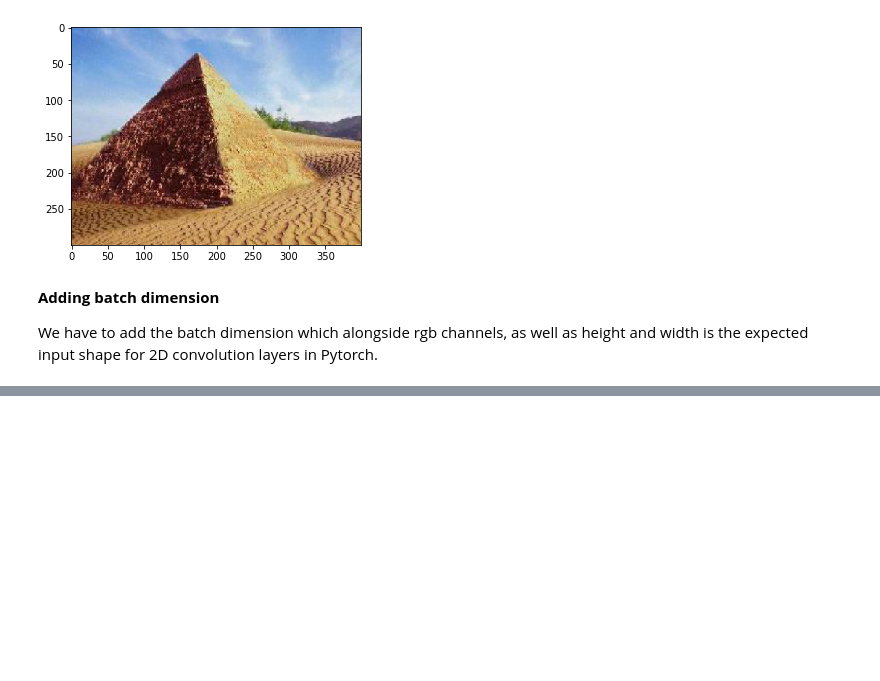
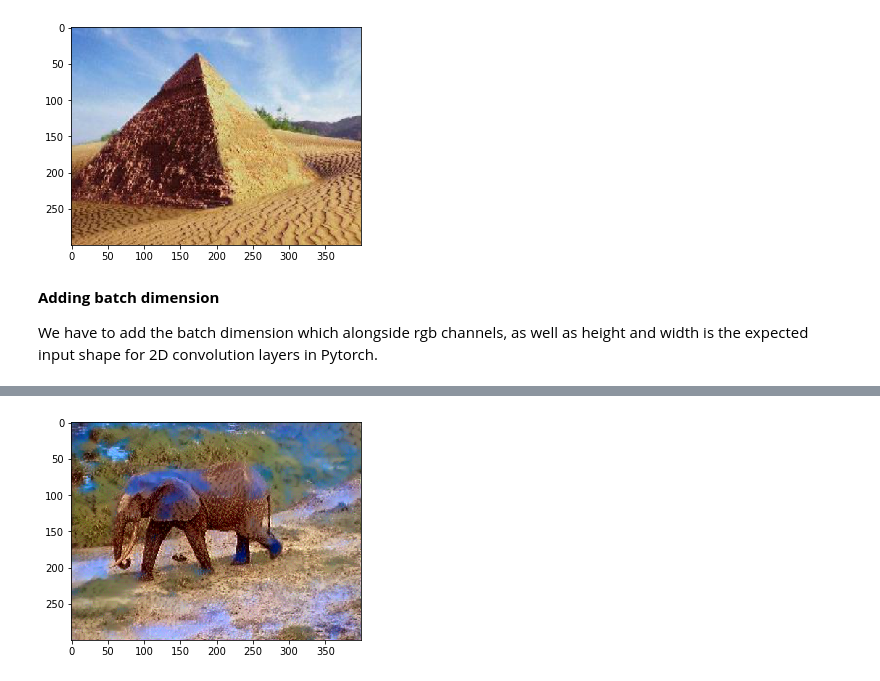
Before and after one commit to YasirHabib/Intro-to-Deep-Learning-with-PyTorch, a Jupyter notebook: style_transfer_vgg19_pytorch.ipynb, the cells around one changed output, grey strips where cells are left out. Saved outputs shown, nothing was run; the diff lists cells and outputs as text; code cells hidden in the pictures; blank space fills up the shorter version.

Commit message:
Initial epochs run to check target image

```diff
--- a/style_transfer_vgg19_pytorch.ipynb
+++ b/style_transfer_vgg19_pytorch.ipynb
@@ -170,0 +230,13 @@ style_image = style_image.unsqueeze(0)
+# %%
+# get content and style features only once before training
+content_features = get_features(content_image, vgg)
+style_features = get_features(style_image, vgg)
+
+# calculate the gram matrices for each layer of our style representation
+style_grams = {layer: gram_matrix(style_features[layer]) for layer in style_features}
+
+# create a third "target" image and prep it for change
+# it is a good idea to start off with the target as a copy of our *content* image
+# then iteratively change its style
+target = content_image.clone().requires_grad_(True)
+# print(target.shape)              torch.Size([1, 3, 300, 400])
@@ -170,0 +338,13 @@ style_image = style_image.unsqueeze(0)
+# %%
+# print(target.shape)       torch.Size([1, 3, 300, 400])
+target = target.squeeze()
+# print(target.shape)       torch.Size([3, 300, 400])
+target = target.permute(1,2,0)
+target = target.detach()
+target = target.numpy()
+target = target * np.array((0.229, 0.224, 0.225)) + np.array((0.485, 0.456, 0.406))
+target = target.clip(0, 1)
+plt.imshow(target)
+plt.show()
+# %% [output]
+[figure, added]
```
Also changed, not shown: parts of 10 cells of this notebook.
